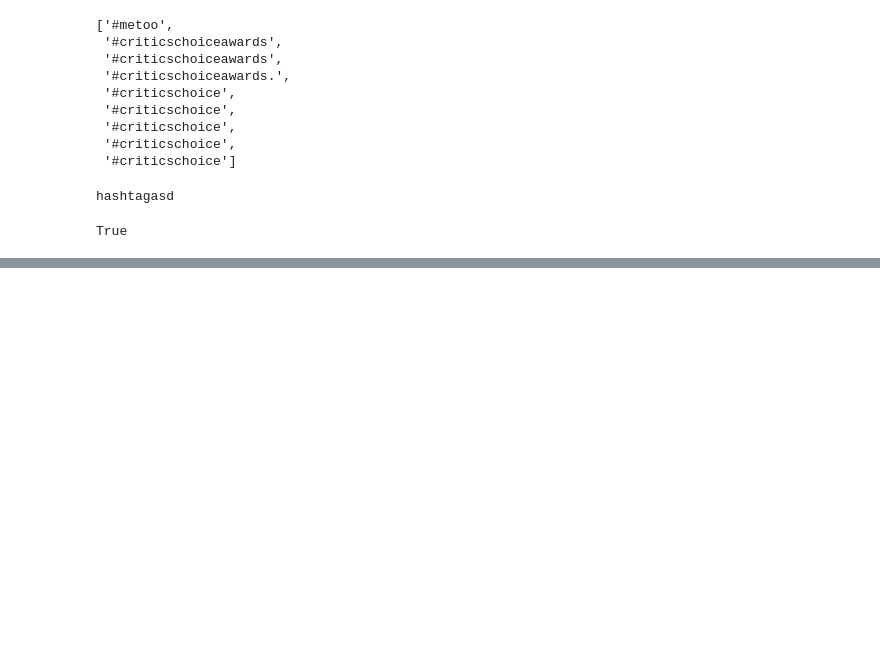
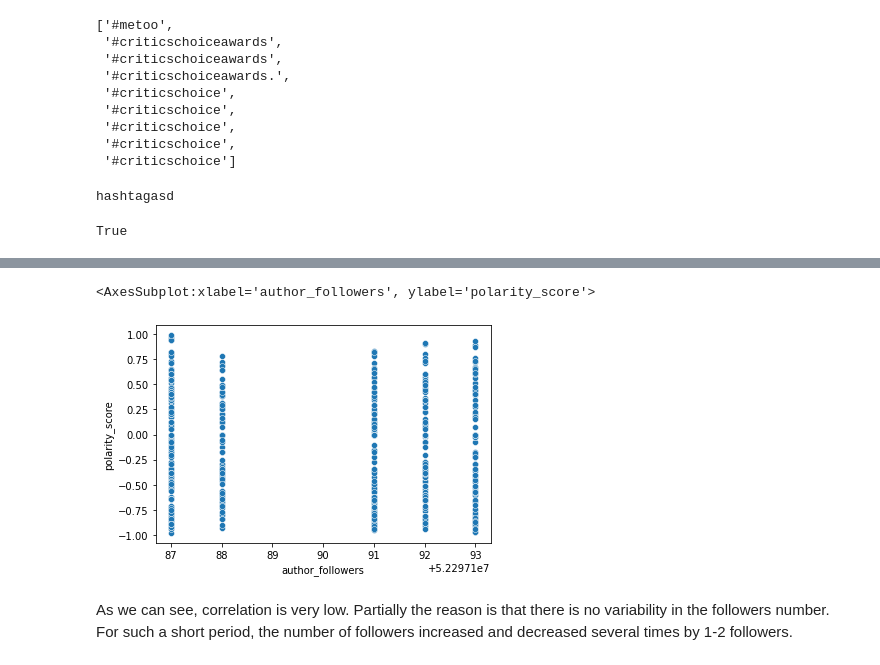
Before and after one commit to damirash/Analysis-of-Tweet_News, a Jupyter notebook: code - Abay.ipynb, the cells around one changed output, grey strips where cells are left out. Saved outputs shown, nothing was run; the diff lists cells and outputs as text; code cells hidden in the pictures; blank space fills up the shorter version.

```diff
--- a/code - Abay.ipynb
+++ b/code - Abay.ipynb
@@ -208,0 +262,7 @@ True
+# %%
+sns.scatterplot(data=df2, x="author_followers", y="polarity_score")
+# %% [output]
+<AxesSubplot:xlabel='author_followers', ylabel='polarity_score'>
+[figure, added]
+# %% [markdown]
+As we can see, correlation is very low. Partially the reason is that there is no variability in the followers number. For such a short period, the number of followers increased and decreased several times by 1-2 followers.
```
Also changed, not shown: parts of 13 cells of this notebook.
